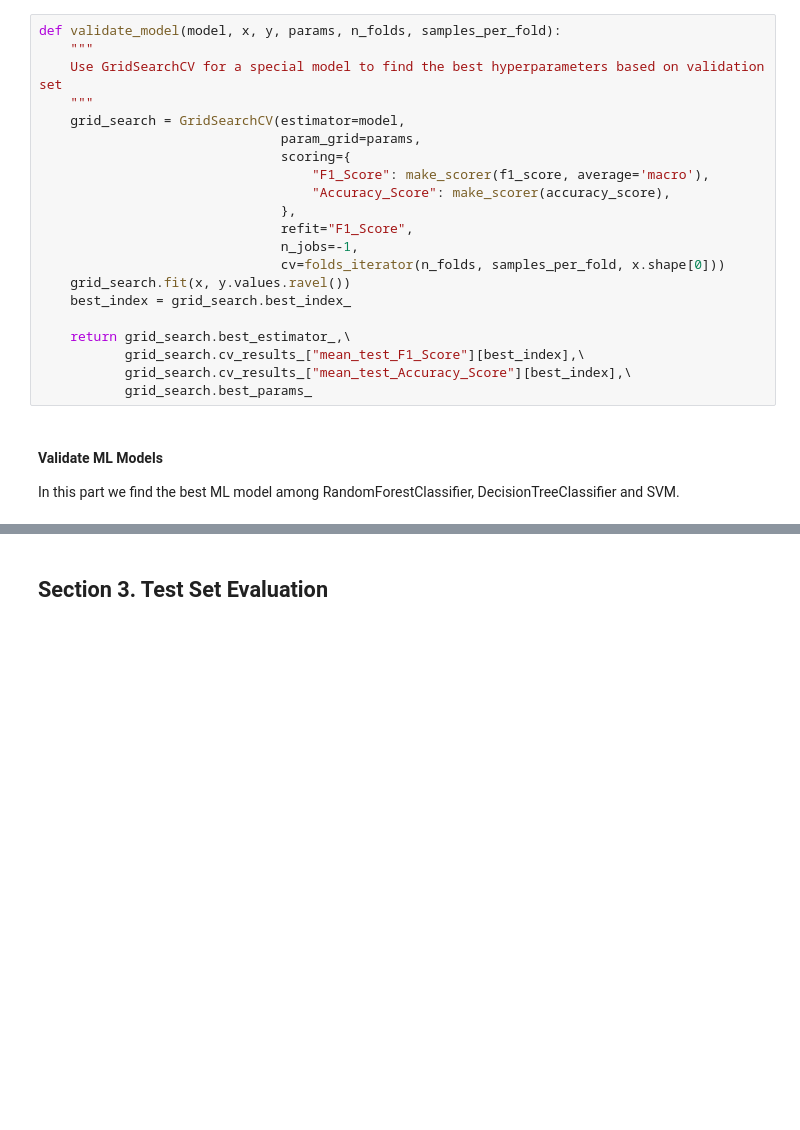
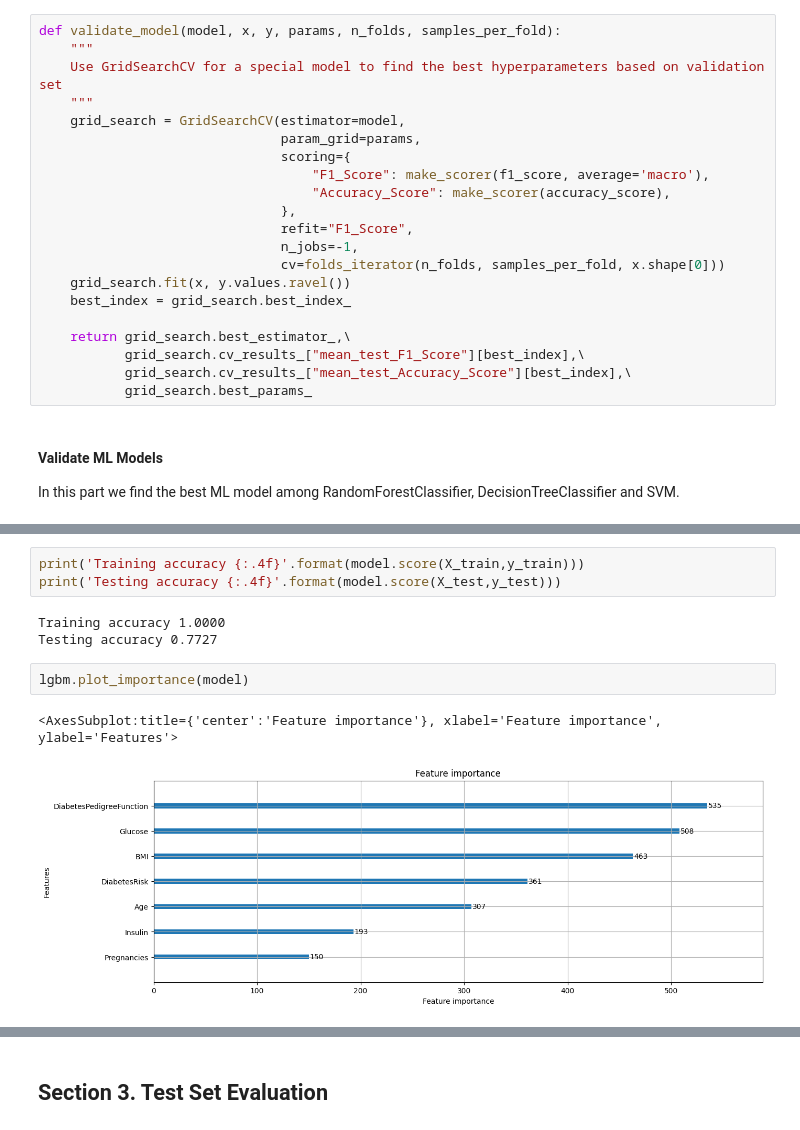
Before and after one commit to denysgerasymuk799/UCU_AI_Course_Project, a Jupyter notebook: 02_Diabet_Prediction_Models.ipynb, the cells around one changed output, grey strips where cells are left out. Cells and saved outputs as stored; diff of their text form; blank space fills up the shorter version.

```diff
--- a/02_Diabet_Prediction_Models.ipynb
+++ b/02_Diabet_Prediction_Models.ipynb
@@ -308,0 +441,11 @@ ML_results_df
+# %%
+print('Training accuracy {:.4f}'.format(model.score(X_train,y_train)))
+print('Testing accuracy {:.4f}'.format(model.score(X_test,y_test)))
+# %% [output]
+Training accuracy 1.0000
+Testing accuracy 0.7727
+# %%
+lgbm.plot_importance(model)
+# %% [output]
+<AxesSubplot:title={'center':'Feature importance'}, xlabel='Feature importance', ylabel='Features'>
+[figure, added]
```
Also changed, not shown: parts of 32 cells of this notebook, 1 other file.
